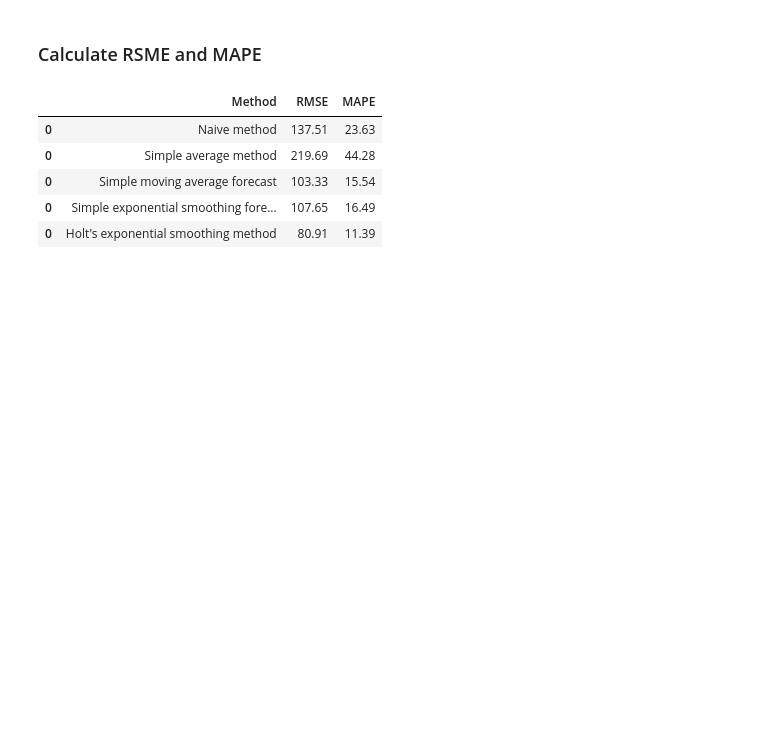
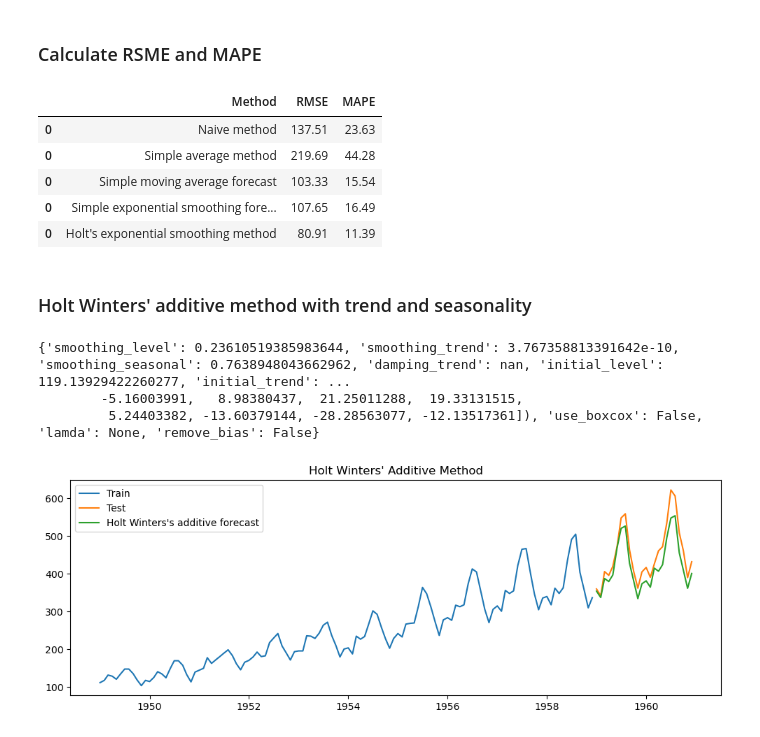
Before and after one commit to sanjanabansal1994/Time-Series-Analysis, a Jupyter notebook: Code.ipynb, the cells around one changed output. Drawn from its saved outputs; the diff is of its cells as text; code cells hidden in the pictures; blank space fills up the shorter version.

Commit message:
Implementing Holt's Winter additive method

```diff
--- a/Code.ipynb
+++ b/Code.ipynb
@@ -282,3 +282,26 @@ results
 | 0 | Simple moving average forecast | 103.33 | 15.54 |
 | 0 | Simple exponential smoothing fore... | 107.65 | 16.49 |
 | 0 | Holt's exponential smoothing method | 80.91 | 11.39 |
+# %% [markdown]
+### Holt Winters' additive method with trend and seasonality
+# %%
+y_hat_hwa = test.copy()
+model = ExponentialSmoothing(np.asarray(train['Passengers']) ,seasonal_periods=12 ,trend='add', seasonal='add')
+model_fit = model.fit(optimized=True)
+print(model_fit.params)
+y_hat_hwa['hw_forecast'] = model_fit.forecast(24)
+# %% [output]
+{'smoothing_level': 0.23610519385983644, 'smoothing_trend': 3.767358813391642e-10, 'smoothing_seasonal': 0.7638948043662962, 'damping_trend': nan, 'initial_level': 119.13929422260277, 'initial_trend': ...
+        -5.16003991,   8.98380437,  21.25011288,  19.33131515,
+         5.24403382, -13.60379144, -28.28563077, -12.13517361]), 'use_boxcox': False, 'lamda': None, 'remove_bias': False}
+# %%
+# Plot train, test and forecast
+plt.figure(figsize=(12,4))
+plt.plot( train['Passengers'], label='Train')
+plt.plot(test['Passengers'], label='Test')
+plt.plot(y_hat_hwa['hw_forecast'], label='Holt Winters\'s additive forecast')
+plt.legend(loc='best')
+plt.title('Holt Winters\' Additive Method')
+plt.show()
+# %% [output]
+[figure, added]
```
Also changed, not shown: parts of 2 cells of this notebook.
